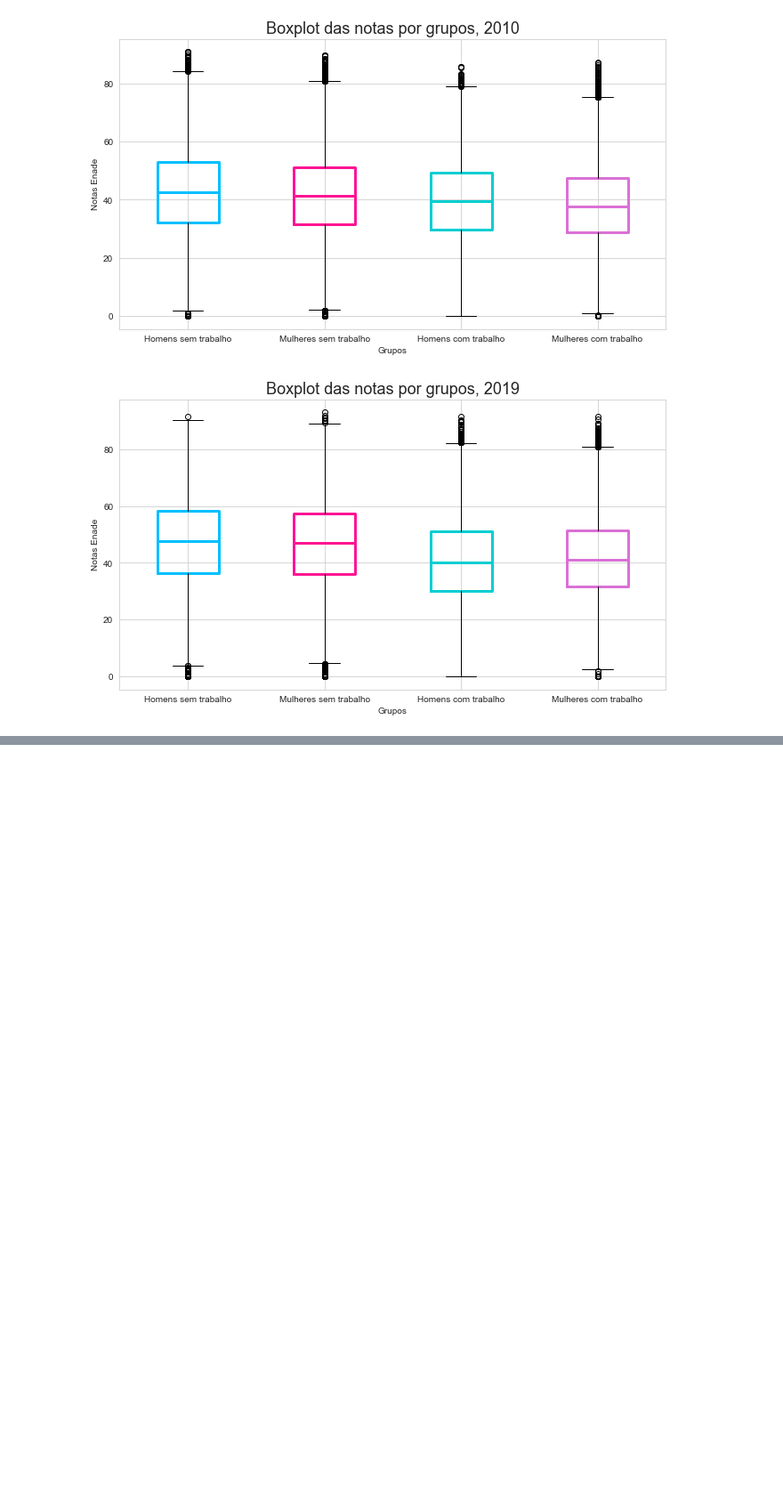
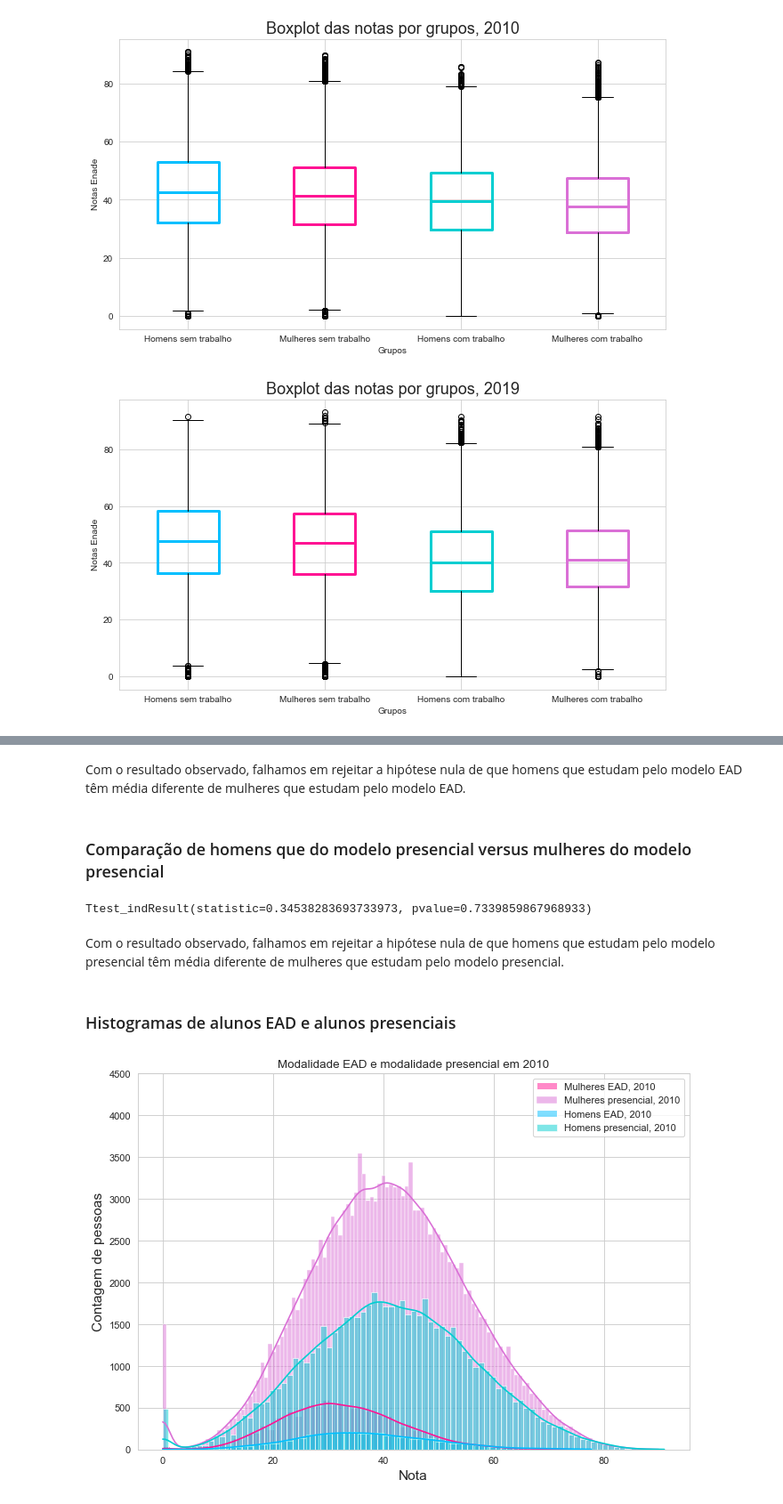
Before and after one commit to renatanesio/dados-universitarios-brasil, a Jupyter notebook: Estudo de Dados Universitários do Brasil.ipynb, the cells around one changed output, grey strips where cells are left out. Shown: that part at 89% size. Drawn from its saved outputs; the diff is of its cells as text; code cells hidden in the pictures; blank space fills up the shorter version.

```diff
--- a/Estudo de Dados Universitários do Brasil.ipynb
+++ b/Estudo de Dados Universitários do Brasil.ipynb
@@ -428,0 +471,38 @@ plt.ylabel("Notas Enade");
+# %% [markdown]
+Com o resultado observado, falhamos em rejeitar a hipótese nula de que homens que estudam pelo modelo EAD têm média diferente de mulheres que estudam pelo modelo EAD.
+# %% [markdown]
+### Comparação de homens que do modelo presencial versus mulheres do modelo presencial
+# %%
+homens_contra_mulheres_presencial = stats.ttest_ind(media_ensino_presencial["M"],  media_ensino_presencial["F"], equal_var = False)
+print(homens_contra_mulheres_presencial)
+# %% [output]
+Ttest_indResult(statistic=0.34538283693733973, pvalue=0.7339859867968933)
+# %% [markdown]
+Com o resultado observado, falhamos em rejeitar a hipótese nula de que homens que estudam pelo modelo presencial têm média diferente de mulheres que estudam pelo modelo presencial.
+# %% [markdown]
+### Histogramas de alunos EAD e alunos presenciais
+# %%
+import seaborn as sns
+import matplotlib.pyplot as plt
+sns.set_style("whitegrid")
+
+a1 = enade_por_sexo["M"]['2010'].query("MODALIDADE in [0]")["NOTA"] # "Homens EAD, 2010"
+a2 = enade_por_sexo["M"]['2010'].query("MODALIDADE in [1]")["NOTA"]  # "Homens presencial, 2010"
+a3 = enade_por_sexo["F"]['2010'].query("MODALIDADE in [0]")["NOTA"] # "Mulheres EAD, 2010"
+a4 = enade_por_sexo["F"]['2010'].query("MODALIDADE in [1]")["NOTA"]  # "Mulheres presencial, 2010")
+
+plt.figure(figsize=(10,7), dpi= 80)
+sns.histplot(a3, color="deeppink", label="Mulheres EAD, 2010", kde=True)
+sns.histplot(a4, color="orchid", label="Mulheres presencial, 2010", kde=True)
+sns.histplot(a1, color="deepskyblue", label="Homens EAD, 2010", kde=True)
+sns.histplot(a2, color="darkturquoise", label="Homens presencial, 2010", kde=True)
+
+
+plt.ylim(0, 4500)
+
+plt.xlabel("Nota", size=14)
+plt.ylabel("Contagem de pessoas", size=14)
+plt.title("Modalidade EAD e modalidade presencial em 2010")
+plt.legend(loc='upper right');
+# %% [output]
+[figure, added]
```
Also changed, not shown: parts of 15 cells of this notebook.
